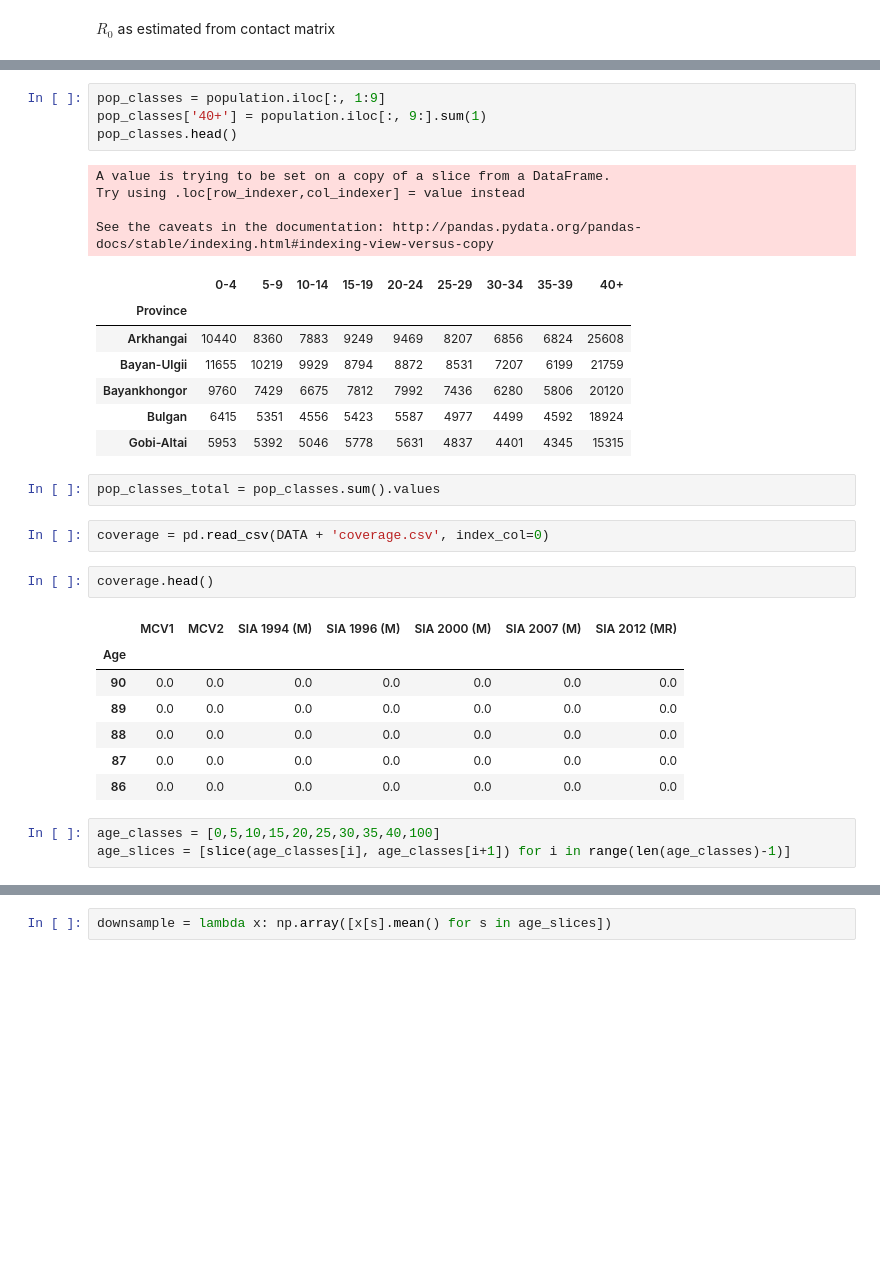
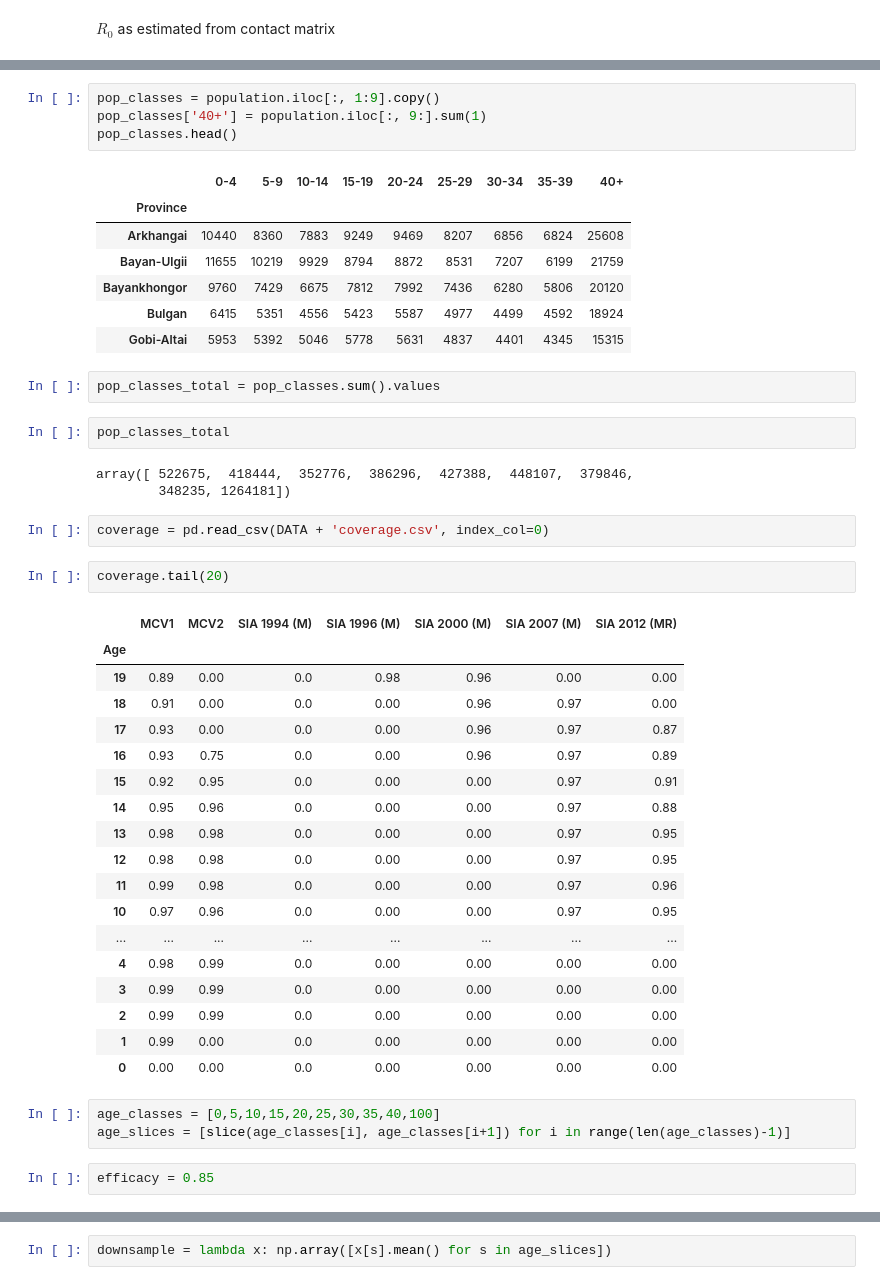
Before and after one commit to fonnesbeck/mongolia_measles, a Jupyter notebook: notebooks/Measles Dynamics.ipynb, the cells around one changed output, grey strips where cells are left out. Drawn from its saved outputs; the diff is of its cells as text; blank space fills up the shorter version.

```diff
--- a/notebooks/Measles Dynamics.ipynb
+++ b/notebooks/Measles Dynamics.ipynb
@@ -78,14 +80,10 @@ population.head()
 | Bulgan | 60324 | 6415 | 5351 | 4556 | 5423 | 5587 | 4977 | 4499 | 4592 | 4426 | 4066 | ... |
 | Gobi-Altai | 56698 | 5953 | 5392 | 5046 | 5778 | 5631 | 4837 | 4401 | 4345 | 3994 | 3389 | ... |
 # %%
-pop_classes = population.iloc[:, 1:9]
+pop_classes = population.iloc[:, 1:9].copy()
 pop_classes['40+'] = population.iloc[:, 9:].sum(1)
 pop_classes.head()
 # %% [output]
-A value is trying to be set on a copy of a slice from a DataFrame.
-Try using .loc[row_indexer,col_indexer] = value instead
-
-See the caveats in the documentation: http://pandas.pydata.org/pandas-docs/stable/indexing.html#indexing-view-versus-copy
 |  | 0-4 | 5-9 | 10-14 | 15-19 | 20-24 | 25-29 | 30-34 | 35-39 | 40+ |
 | Province |  |  |  |  |  |  |  |  |  |
 | Arkhangai | 10440 | 8360 | 7883 | 9249 | 9469 | 8207 | 6856 | 6824 | 25608 |
@@ -95,18 +93,36 @@ See the caveats in the documentation: http://pandas.pydata.org/pandas-docs/stabl
 | Gobi-Altai | 5953 | 5392 | 5046 | 5778 | 5631 | 4837 | 4401 | 4345 | 15315 |
 # %%
 pop_classes_total = pop_classes.sum().values
+# %%
+pop_classes_total
+# %% [output]
+array([ 522675,  418444,  352776,  386296,  427388,  448107,  379846,
+        348235, 1264181])
 # %%
 coverage = pd.read_csv(DATA + 'coverage.csv', index_col=0)
-# %%
-coverage.head()
-# %% [output]
-|  | MCV1 | MCV2 | SIA 1994 (M) | SIA 1996 (M) | SIA 2000 (M) | SIA 2007 (M) | SIA 2012 (MR) |
-| Age |  |  |  |  |  |  |  |
-| 90 | 0.0 | 0.0 | 0.0 | 0.0 | 0.0 | 0.0 | 0.0 |
-| 89 | 0.0 | 0.0 | 0.0 | 0.0 | 0.0 | 0.0 | 0.0 |
-| 88 | 0.0 | 0.0 | 0.0 | 0.0 | 0.0 | 0.0 | 0.0 |
-| 87 | 0.0 | 0.0 | 0.0 | 0.0 | 0.0 | 0.0 | 0.0 |
-| 86 | 0.0 | 0.0 | 0.0 | 0.0 | 0.0 | 0.0 | 0.0 |
+# %%
+coverage.tail(20)
+# %% [output]
+|  | MCV1 | MCV2 | SIA 1994 (M) | SIA 1996 (M) | SIA 2000 (M) | SIA 2007 (M) | SIA 2012 (MR) |
+| Age |  |  |  |  |  |  |  |
+| 19 | 0.89 | 0.00 | 0.0 | 0.98 | 0.96 | 0.00 | 0.00 |
+| 18 | 0.91 | 0.00 | 0.0 | 0.00 | 0.96 | 0.97 | 0.00 |
+| 17 | 0.93 | 0.00 | 0.0 | 0.00 | 0.96 | 0.97 | 0.87 |
+| 16 | 0.93 | 0.75 | 0.0 | 0.00 | 0.96 | 0.97 | 0.89 |
+| 15 | 0.92 | 0.95 | 0.0 | 0.00 | 0.00 | 0.97 | 0.91 |
+| 14 | 0.95 | 0.96 | 0.0 | 0.00 | 0.00 | 0.97 | 0.88 |
+| 13 | 0.98 | 0.98 | 0.0 | 0.00 | 0.00 | 0.97 | 0.95 |
+| 12 | 0.98 | 0.98 | 0.0 | 0.00 | 0.00 | 0.97 | 0.95 |
+| 11 | 0.99 | 0.98 | 0.0 | 0.00 | 0.00 | 0.97 | 0.96 |
+| 10 | 0.97 | 0.96 | 0.0 | 0.00 | 0.00 | 0.97 | 0.95 |
+| ... | ... | ... | ... | ... | ... | ... | ... |
+| 4 | 0.98 | 0.99 | 0.0 | 0.00 | 0.00 | 0.00 | 0.00 |
+| 3 | 0.99 | 0.99 | 0.0 | 0.00 | 0.00 | 0.00 | 0.00 |
+| 2 | 0.99 | 0.99 | 0.0 | 0.00 | 0.00 | 0.00 | 0.00 |
+| 1 | 0.99 | 0.00 | 0.0 | 0.00 | 0.00 | 0.00 | 0.00 |
+| 0 | 0.00 | 0.00 | 0.0 | 0.00 | 0.00 | 0.00 | 0.00 |
 # %%
 age_classes = [0,5,10,15,20,25,30,35,40,100]
 age_slices = [slice(age_classes[i], age_classes[i+1]) for i in range(len(age_classes)-1)]
+# %%
+efficacy = 0.85
```
Also changed, not shown: parts of 8 cells of this notebook, 1 other file.
